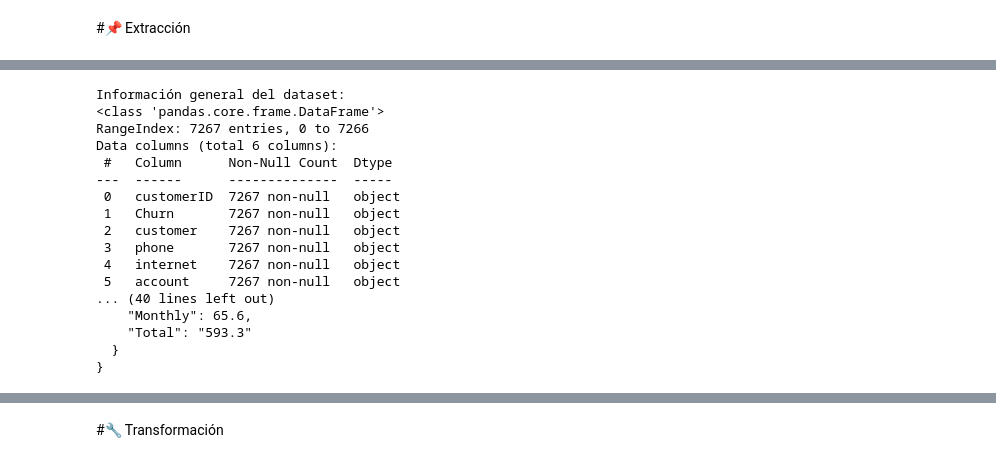
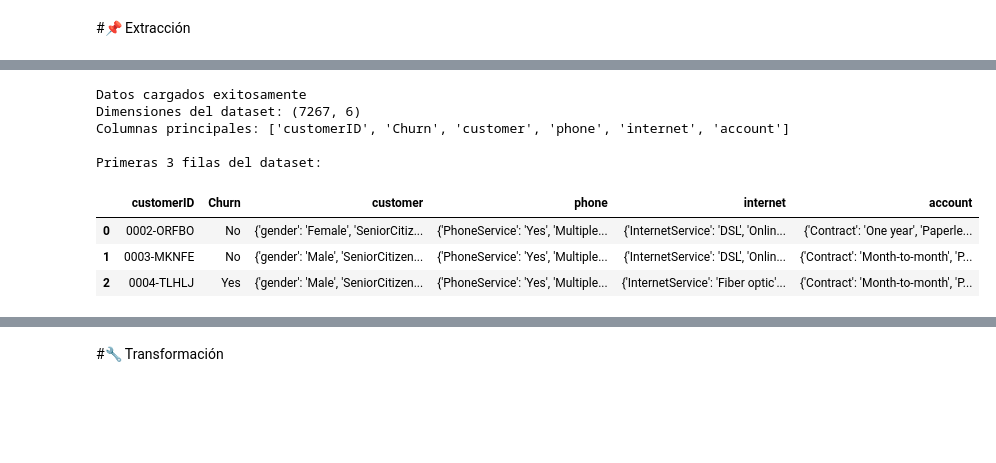
Before and after one commit to esteb4n14/challenge2-data-science-LATAM, a Jupyter notebook: TelecomX_LATAM.ipynb, the cells around one changed output, grey strips where cells are left out. Saved outputs shown, nothing was run; the diff lists cells and outputs as text; code cells hidden in the pictures; blank space fills up the shorter version.

```diff
--- a/TelecomX_LATAM.ipynb
+++ b/TelecomX_LATAM.ipynb
@@ -26,15 +30,2 @@ Librerías importadas correctamente
 # %% [markdown]
 #📌 Extracción
-# %%
-# Carga del dataset desde JSON
-with open("TelecomX_Data.json", "r") as f:
-    data = json.load(f)
-
-df_raw = pd.DataFrame(data)
-
-print(f" Dataset cargado exitosamente")
-print(f" Dimensiones: {df_raw.shape[0]:,} filas × {df_raw.shape[1]} columnas")
-print(f" Memoria utilizada: {df_raw.memory_usage(deep=True).sum() / 1024**2:.2f} MB")
-
-print("\n primeras 5 filas del dataset:")
-df_raw.head()
@@ -53,37 +32,26 @@ df_raw.head()
-# %%
-# Información general del dataset
-print("Información general del dataset:")
-print(df_raw.info())
-print("\n" + "=" * 60)
-
-# Examinar estructura de columnas anidadas
-print("\n estructura de datos anidados:")
-print("\n columna customer (información demográfica):")
-print(json.dumps(df_raw["customer"].iloc[0], indent=2))
-
-print("\n columna phone (servicios telefónicos):")
-print(json.dumps(df_raw["phone"].iloc[0], indent=2))
-
-print("\n columna internet (servicios de internet):")
-print(json.dumps(df_raw["internet"].iloc[0], indent=2))
-
-print("\n columna account (información de cuenta):")
-print(json.dumps(df_raw["account"].iloc[0], indent=2))
-# %% [output]
-Información general del dataset:
-<class 'pandas.core.frame.DataFrame'>
-RangeIndex: 7267 entries, 0 to 7266
-Data columns (total 6 columns):
- #   Column      Non-Null Count  Dtype
----  ------      --------------  -----
- 0   customerID  7267 non-null   object
- 1   Churn       7267 non-null   object
- 2   customer    7267 non-null   object
- 3   phone       7267 non-null   object
- 4   internet    7267 non-null   object
- 5   account     7267 non-null   object
-... (40 lines left out)
-    "Monthly": 65.6,
-    "Total": "593.3"
-  }
-}
+# %%
+# URL de la API de datos
+api_url = "https://raw.githubusercontent.com/ingridcristh/challenge2-data-science-LATAM/main/TelecomX_Data.json"
+
+# Extracción de datos desde API
+try:
+    df_raw = pd.read_json(api_url)
+    print(f"Datos cargados exitosamente")
+    print(f"Dimensiones del dataset: {df_raw.shape}")
+    print(f"Columnas principales: {list(df_raw.columns)}")
+except Exception as e:
+    print(f"Error al cargar datos: {e}")
+
+# Exploración de la estructura
+print("\nPrimeras 3 filas del dataset:")
+df_raw.head(3)
+# %% [output]
+Datos cargados exitosamente
+Dimensiones del dataset: (7267, 6)
+Columnas principales: ['customerID', 'Churn', 'customer', 'phone', 'internet', 'account']
+
+Primeras 3 filas del dataset:
+|  | customerID | Churn | customer | phone | internet | account |
+| 0 | 0002-ORFBO | No | {'gender': 'Female', 'SeniorCitiz... | {'PhoneService': 'Yes', 'Multiple... | {'InternetService': 'DSL', 'Onlin... | {'Contract': 'One year', 'Paperle... |
+| 1 | 0003-MKNFE | No | {'gender': 'Male', 'SeniorCitizen... | {'PhoneService': 'Yes', 'Multiple... | {'InternetService': 'DSL', 'Onlin... | {'Contract': 'Month-to-month', 'P... |
+| 2 | 0004-TLHLJ | Yes | {'gender': 'Male', 'SeniorCitizen... | {'PhoneService': 'Yes', 'Multiple... | {'InternetService': 'Fiber optic'... | {'Contract': 'Month-to-month', 'P... |
```
Also changed, not shown: parts of 15 cells of this notebook.
